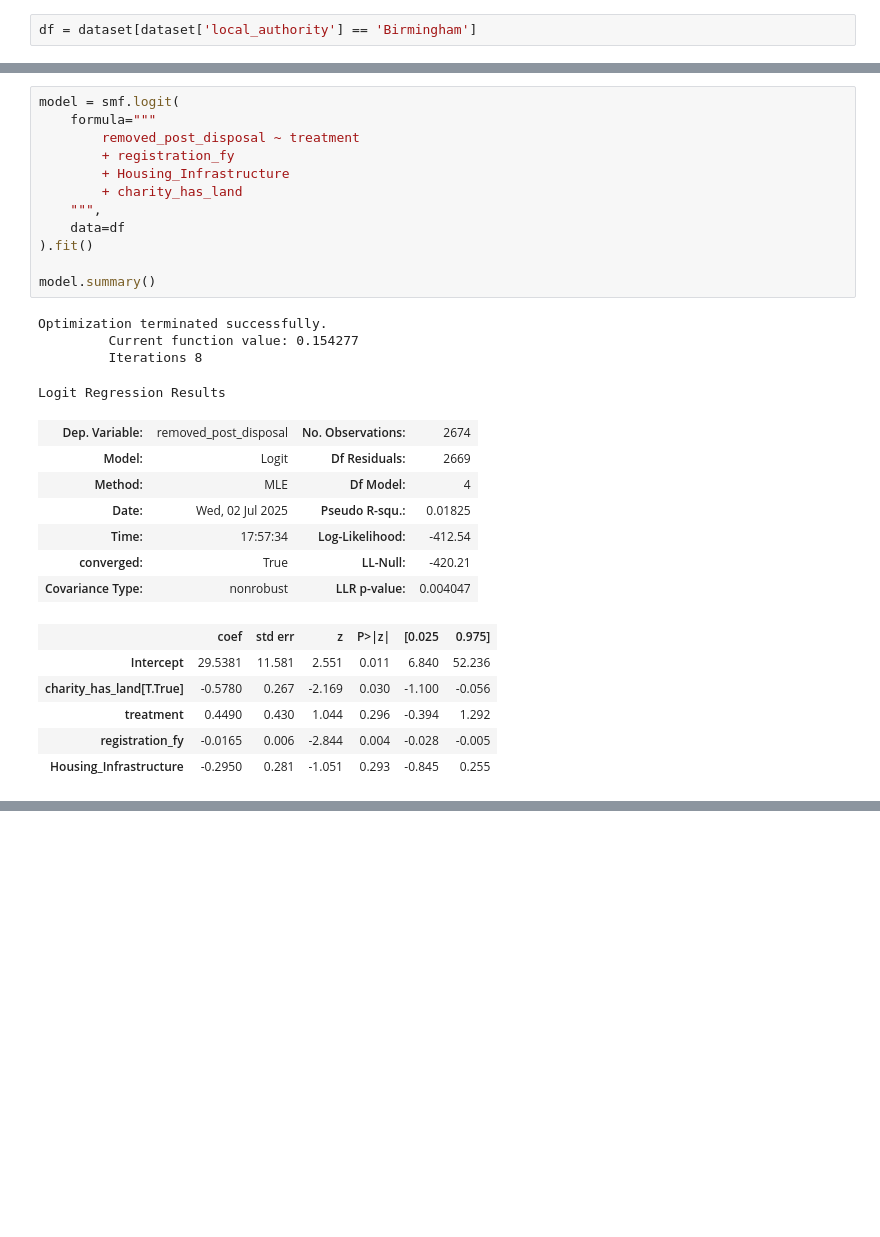
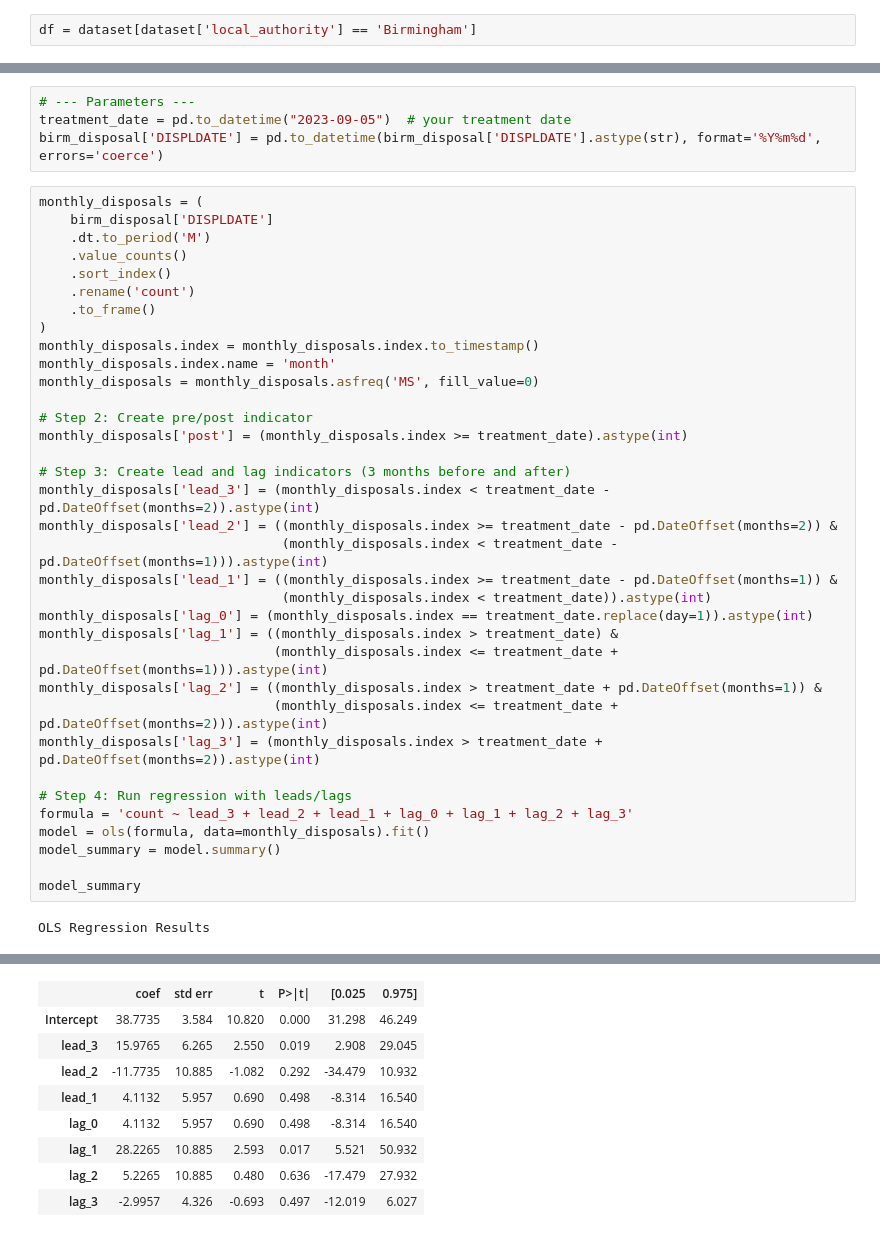
Before and after one commit to crystalyu917/The-Impact-of-Local-Council-Asset-Sales-on-Charity-Survival-in-England, a Jupyter notebook: src/analysis/birmingham disposal.ipynb, the cells around one changed output, grey strips where cells are left out. Drawn from its saved outputs; the diff is of its cells as text; blank space fills up the shorter version.

Commit message:
birmingham disposal

```diff
--- a/src/analysis/birmingham disposal.ipynb
+++ b/src/analysis/birmingham disposal.ipynb
@@ -161,30 +121,41 @@ df
-# %%
-model = smf.logit(
-    formula="""
-        removed_post_disposal ~ treatment
-        + registration_fy
-        + Housing_Infrastructure
-        + charity_has_land
-    """,
-    data=df
-).fit()
-
-model.summary()
-# %% [output]
-Optimization terminated successfully.
-         Current function value: 0.154277
-         Iterations 8
-Logit Regression Results
-| Dep. Variable: | removed_post_disposal | No. Observations: | 2674 |
-| Model: | Logit | Df Residuals: | 2669 |
-| Method: | MLE | Df Model: | 4 |
-| Date: | Wed, 02 Jul 2025 | Pseudo R-squ.: | 0.01825 |
-| Time: | 17:57:34 | Log-Likelihood: | -412.54 |
-| converged: | True | LL-Null: | -420.21 |
-| Covariance Type: | nonrobust | LLR p-value: | 0.004047 |
-|  | coef | std err | z | P>|z| | [0.025 | 0.975] |
-| Intercept | 29.5381 | 11.581 | 2.551 | 0.011 | 6.840 | 52.236 |
-| charity_has_land[T.True] | -0.5780 | 0.267 | -2.169 | 0.030 | -1.100 | -0.056 |
-| treatment | 0.4490 | 0.430 | 1.044 | 0.296 | -0.394 | 1.292 |
-| registration_fy | -0.0165 | 0.006 | -2.844 | 0.004 | -0.028 | -0.005 |
-| Housing_Infrastructure | -0.2950 | 0.281 | -1.051 | 0.293 | -0.845 | 0.255 |
+# %%
+# --- Parameters ---
+treatment_date = pd.to_datetime("2023-09-05")  # your treatment date
+birm_disposal['DISPLDATE'] = pd.to_datetime(birm_disposal['DISPLDATE'].astype(str), format='%Y%m%d', errors='coerce')
+# %%
+monthly_disposals = (
+    birm_disposal['DISPLDATE']
+    .dt.to_period('M')
+    .value_counts()
+    .sort_index()
+    .rename('count')
+    .to_frame()
+)
+monthly_disposals.index = monthly_disposals.index.to_timestamp()
+monthly_disposals.index.name = 'month'
+monthly_disposals = monthly_disposals.asfreq('MS', fill_value=0)
+
+# Step 2: Create pre/post indicator
+monthly_disposals['post'] = (monthly_disposals.index >= treatment_date).astype(int)
+
+# Step 3: Create lead and lag indicators (3 months before and after)
+monthly_disposals['lead_3'] = (monthly_disposals.index < treatment_date - pd.DateOffset(months=2)).astype(int)
+monthly_disposals['lead_2'] = ((monthly_disposals.index >= treatment_date - pd.DateOffset(months=2)) &
+                               (monthly_disposals.index < treatment_date - pd.DateOffset(months=1))).astype(int)
+monthly_disposals['lead_1'] = ((monthly_disposals.index >= treatment_date - pd.DateOffset(months=1)) &
+                               (monthly_disposals.index < treatment_date)).astype(int)
+monthly_disposals['lag_0'] = (monthly_disposals.index == treatment_date.replace(day=1)).astype(int)
+monthly_disposals['lag_1'] = ((monthly_disposals.index > treatment_date) &
+                              (monthly_disposals.index <= treatment_date + pd.DateOffset(months=1))).astype(int)
+monthly_disposals['lag_2'] = ((monthly_disposals.index > treatment_date + pd.DateOffset(months=1)) &
+                              (monthly_disposals.index <= treatment_date + pd.DateOffset(months=2))).astype(int)
+monthly_disposals['lag_3'] = (monthly_disposals.index > treatment_date + pd.DateOffset(months=2)).astype(int)
+
+# Step 4: Run regression with leads/lags
+formula = 'count ~ lead_3 + lead_2 + lead_1 + lag_0 + lag_1 + lag_2 + lag_3'
+model = ols(formula, data=monthly_disposals).fit()
+model_summary = model.summary()
+
+model_summary
+# %% [output]
+OLS Regression Results
@@ -190,0 +171,9 @@ Logit Regression Results
+|  | coef | std err | t | P>|t| | [0.025 | 0.975] |
+| Intercept | 38.7735 | 3.584 | 10.820 | 0.000 | 31.298 | 46.249 |
+| lead_3 | 15.9765 | 6.265 | 2.550 | 0.019 | 2.908 | 29.045 |
+| lead_2 | -11.7735 | 10.885 | -1.082 | 0.292 | -34.479 | 10.932 |
+| lead_1 | 4.1132 | 5.957 | 0.690 | 0.498 | -8.314 | 16.540 |
+| lag_0 | 4.1132 | 5.957 | 0.690 | 0.498 | -8.314 | 16.540 |
+| lag_1 | 28.2265 | 10.885 | 2.593 | 0.017 | 5.521 | 50.932 |
+| lag_2 | 5.2265 | 10.885 | 0.480 | 0.636 | -17.479 | 27.932 |
+| lag_3 | -2.9957 | 4.326 | -0.693 | 0.497 | -12.019 | 6.027 |
```
Also changed, not shown: parts of 19 cells of this notebook.
